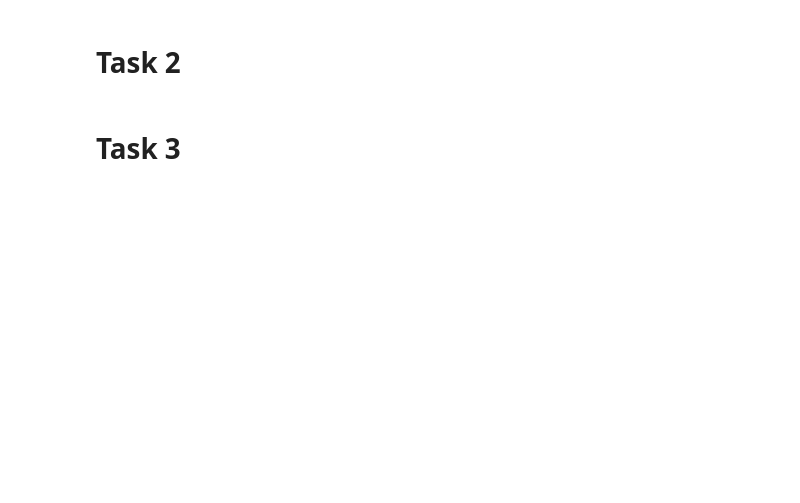
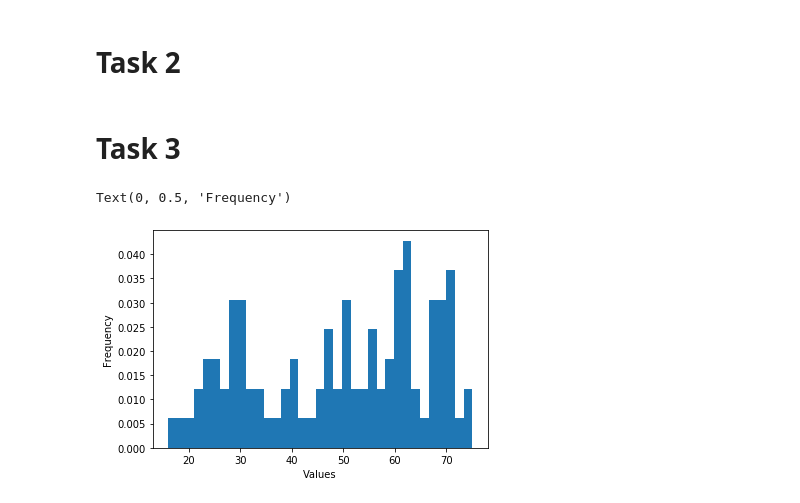
Before and after one commit to rrr-uom-projects/ManchesterBioinformaticsCourse_Student, a Jupyter notebook: Day1/Code/Assignment1.ipynb, the cells around one changed output. Cells and saved outputs as stored; diff of their text form; code cells hidden in the pictures; blank space fills up the shorter version.

```diff
--- a/Day1/Code/Assignment1.ipynb
+++ b/Day1/Code/Assignment1.ipynb
@@ -64,21 +64,37 @@ print(missingFiles)
 # Hint: Look at the code used to read files in the previous task - you could repurpose that...
 # Hint: Remember that you can change a string into an integer by calling int() on it (provided it is all numbers).
 
+valueDict = {}
+os.chdir(fileList)
+# you will need a for loop to go over the actualFiles list
+for aFile in actualFiles:
+    with open(aFile, mode = "r") as f:
+        value = f.read().strip()
+        valueDict[int(aFile[:-4])] = int(float(value)) #remove file extension
 
-# you will need a for loop to go over the actualFiles list
-for aFile #...
-    # Your code here!
+
+
+os.chdir(cwd) #keep working directory the same as previously
 # %% [markdown]
 # Task 3
 # %%
 # You will need to import a library to produce the histogram.
 # Check the documentation to see which functions you need, and what arguments they take.
 
 # Import a library
-import matplotlib as plt # Should be obvious which one I mean!
+import matplotlib as plt
+# Should be obvious which one I mean!
+%matplotlib inline
 
+
+plt.pyplot.hist(valueDict.values(), bins = 35, density= True)
+plt.pyplot.xlabel("Values")
+plt.pyplot.ylabel("Frequency")
 # Now create the histogram
 
 # There are loads of things to play with in plotting - have a go with some of them here (e.g. normalisation):
 
 # Label the axes!
+# %% [output]
+Text(0, 0.5, 'Frequency')
+[figure, added]
```
Also changed, not shown: parts of 1 cell of this notebook, 1 other file.
